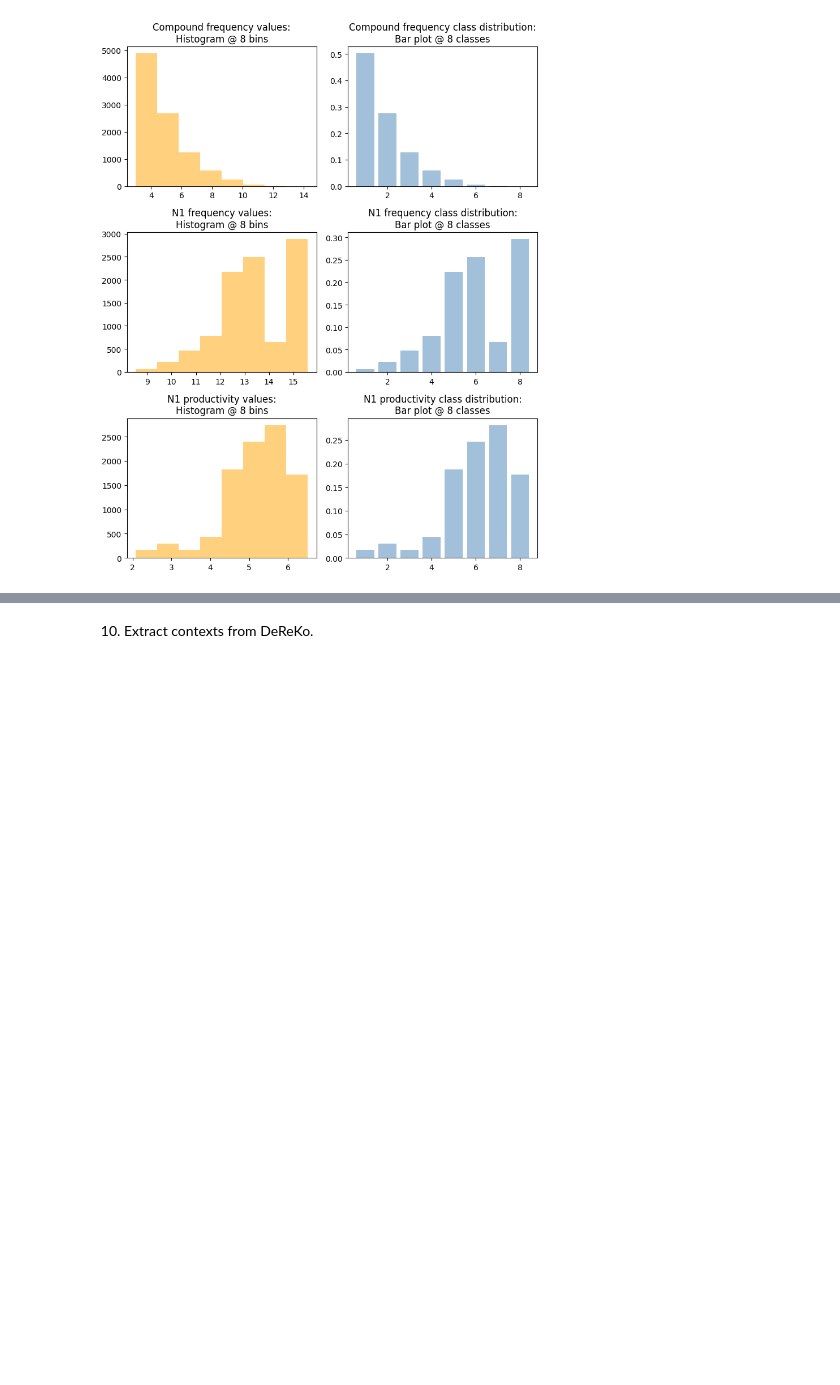
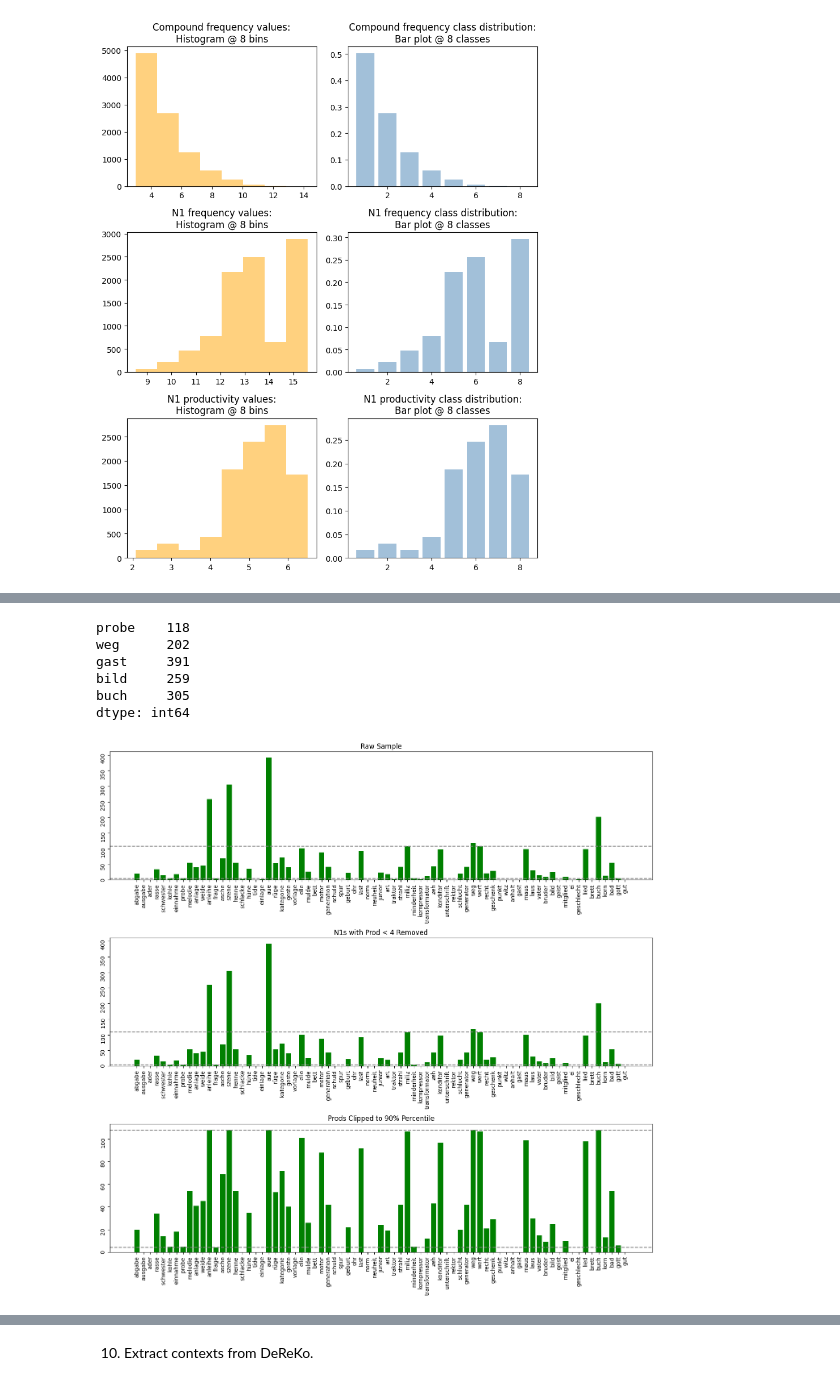
Before and after one commit to maxschmaltz/DieKonstraints, a Jupyter notebook: data_utils/prepare_gecodb_v07_pll_300er_sample.ipynb, the cells around one changed output, grey strips where cells are left out. Saved outputs shown, nothing was run; the diff lists cells and outputs as text; code cells hidden in the pictures; blank space fills up the shorter version.

```diff
--- a/data_utils/prepare_gecodb_v07_pll_300er_sample.ipynb
+++ b/data_utils/prepare_gecodb_v07_pll_300er_sample.ipynb
@@ -492,0 +492,22 @@ gecodb_v07pll_300er.drop(to_remove, inplace=True)
+# %%
+outlier_n1s = n1_counts_1[n1_counts_1 > perc_90]
+outlier_n1s
+# %% [output]
+probe    118
+weg      202
+gast     391
+bild     259
+buch     305
+dtype: int64
+# %%
+# N=735
+all_to_drop = []
+for n1 in outlier_n1s.index:
+    n1_comps = gecodb_v07pll_ant[
+        gecodb_v07pll_ant["n1_lemma"] == n1
+    ].index
+    n_drop = outlier_n1s.loc[n1] - perc_90
+    to_drop = rng.choice(n1_comps, n_drop, replace=False)
+    all_to_drop.extend(to_drop)
+
+gecodb_v07pll_ant.drop(all_to_drop, inplace=True)
@@ -492,0 +521,23 @@ gecodb_v07pll_300er.drop(to_remove, inplace=True)
+# %%
+# compare N1 prods at different steps
+fig, axes = plt.subplots(3, 1, figsize=(14, 14))
+
+for i, (n1_counts, subtitle) in enumerate([
+    (n1_counts_0, "Raw Sample"),
+    (n1_counts_1, "N1s with Prod < 4 Removed"),
+    (n1_counts_2, "Prods Clipped to 90% Percentile")
+]):
+    # filtered out by some steps
+    missing_n1s = list(set(n1_counts_0.index) - set(n1_counts.index))
+    n1_counts = pd.concat((n1_counts, pd.Series(0, index=missing_n1s)))
+    n1_counts = n1_counts.sort_index()
+    axes[i].bar(n1s_0, n1_counts, color="green")
+    axes[i].axhline(y=4, color="grey", linestyle="--", linewidth=1.5)
+    axes[i].axhline(y=perc_90, color="grey", linestyle="--", linewidth=1.5)
+    axes[i].set_title(subtitle)
+    axes[i].tick_params(rotation=90)
+
+plt.tight_layout()
+plt.show()
+# %% [output]
+[figure, added]
```
Also changed, not shown: parts of 30 cells of this notebook, 3 other files.
